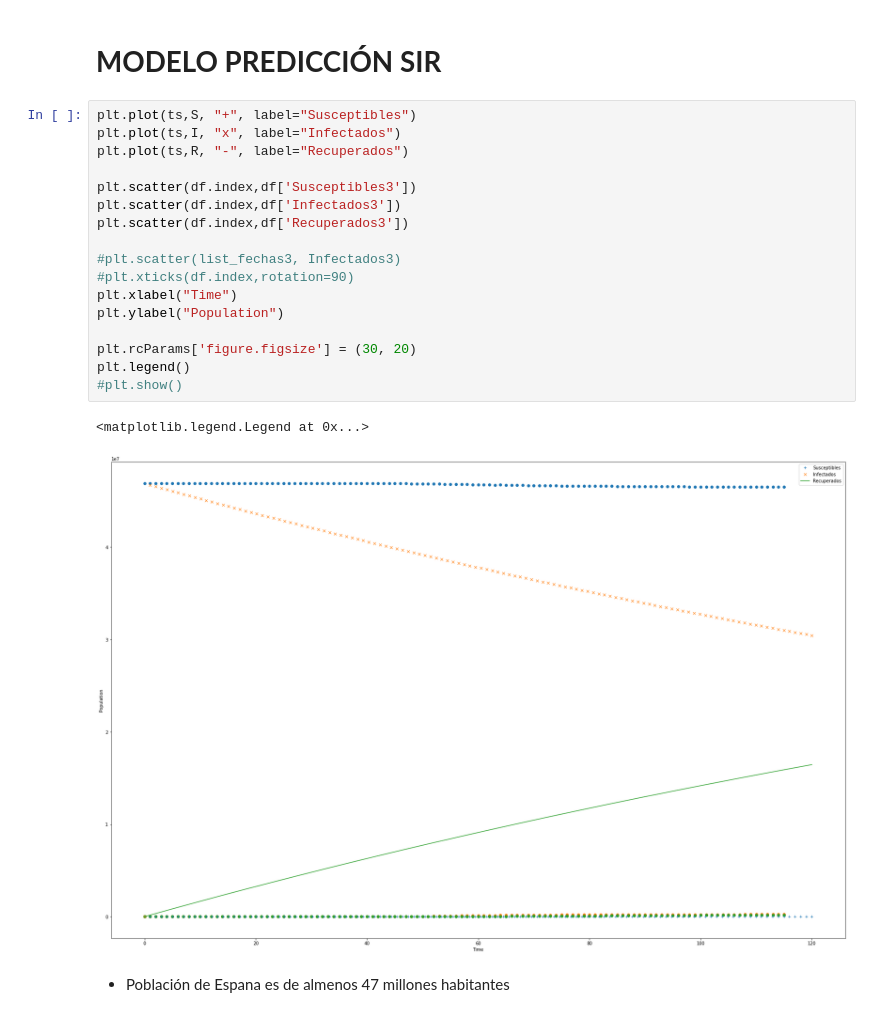
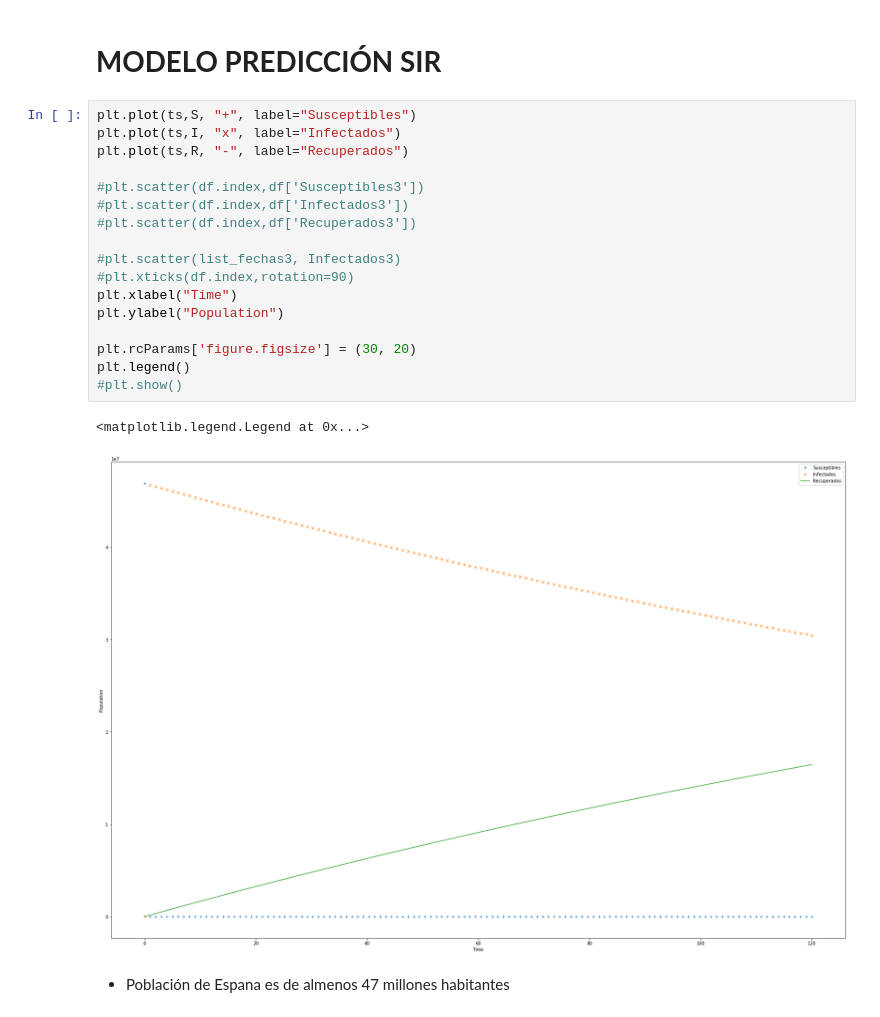
Before and after one commit to jcriostorres/Modelo-SIR-contagios-UV, a Jupyter notebook: CV19_UV.ipynb, the cells around one changed output. Saved outputs shown, nothing was run; the diff lists cells and outputs as text.

```diff
--- a/CV19_UV.ipynb
+++ b/CV19_UV.ipynb
@@ -222,23 +222,23 @@ print(Ps)
 # %%
 plt.plot(ts,S, "+", label="Susceptibles")
 plt.plot(ts,I, "x", label="Infectados")
 plt.plot(ts,R, "-", label="Recuperados")
 
-plt.scatter(df.index,df['Susceptibles3'])
-plt.scatter(df.index,df['Infectados3'])
-plt.scatter(df.index,df['Recuperados3'])
+#plt.scatter(df.index,df['Susceptibles3'])
+#plt.scatter(df.index,df['Infectados3'])
+#plt.scatter(df.index,df['Recuperados3'])
 
 #plt.scatter(list_fechas3, Infectados3)
 #plt.xticks(df.index,rotation=90)
 plt.xlabel("Time")
 plt.ylabel("Population")
 
 plt.rcParams['figure.figsize'] = (30, 20)
 plt.legend()
 #plt.show()
 # %% [output]
 <matplotlib.legend.Legend at 0x...>
-[figure, old version]
+[figure, new version]
 # %% [markdown]
 * Población de Espana es de almenos 47 millones habitantes
 # %% [markdown]
```
